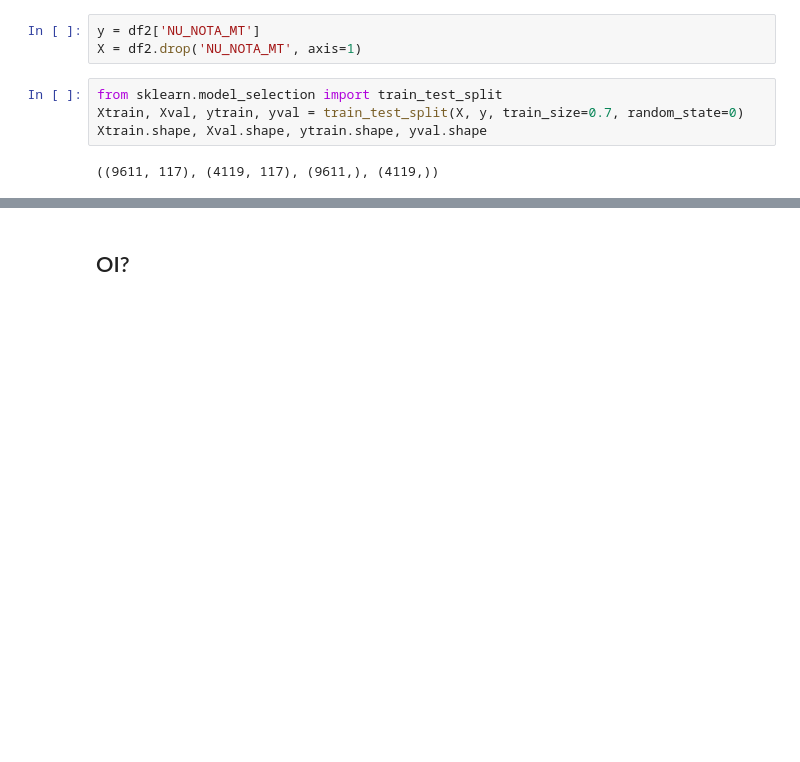
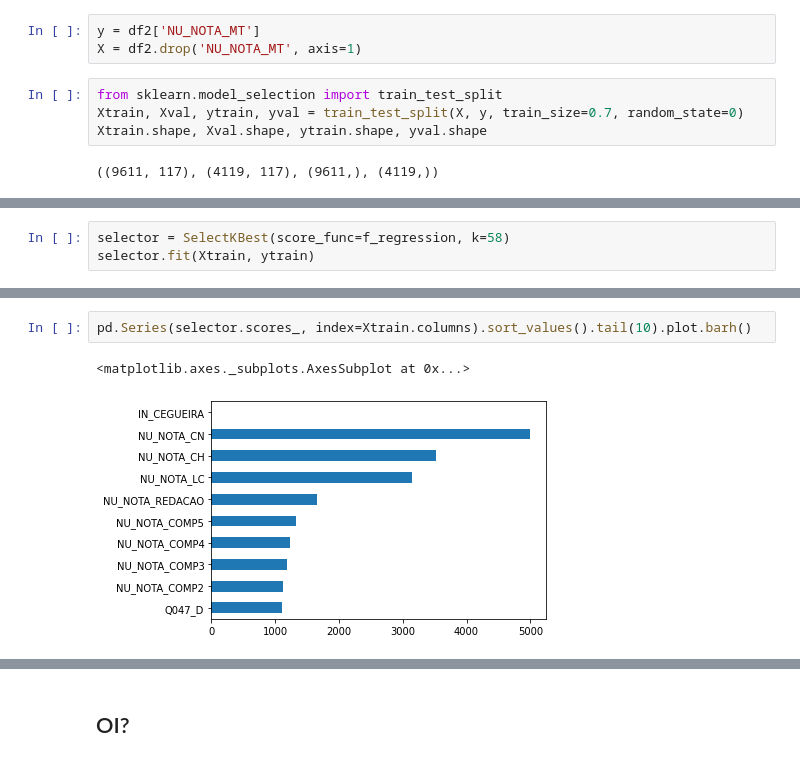
Before and after one commit to LucasDatilioCarderelli/Codenation, a Jupyter notebook: Codenation.ipynb, the cells around one changed output, grey strips where cells are left out. Drawn from its saved outputs; the diff is of its cells as text; blank space fills up the shorter version.

```diff
--- a/Codenation.ipynb
+++ b/Codenation.ipynb
@@ -240,0 +266,3 @@ pd.Series(k_vs_score, index=range(2,107,4)).plot(figsize=(10,7))
+# %%
+selector = SelectKBest(score_func=f_regression, k=58)
+selector.fit(Xtrain, ytrain)
@@ -240,0 +287,5 @@ pd.Series(k_vs_score, index=range(2,107,4)).plot(figsize=(10,7))
+# %%
+pd.Series(selector.scores_, index=Xtrain.columns).sort_values().tail(10).plot.barh()
+# %% [output]
+<matplotlib.axes._subplots.AxesSubplot at 0x...>
+[figure, added]
```
Also changed, not shown: parts of 23 cells of this notebook.
